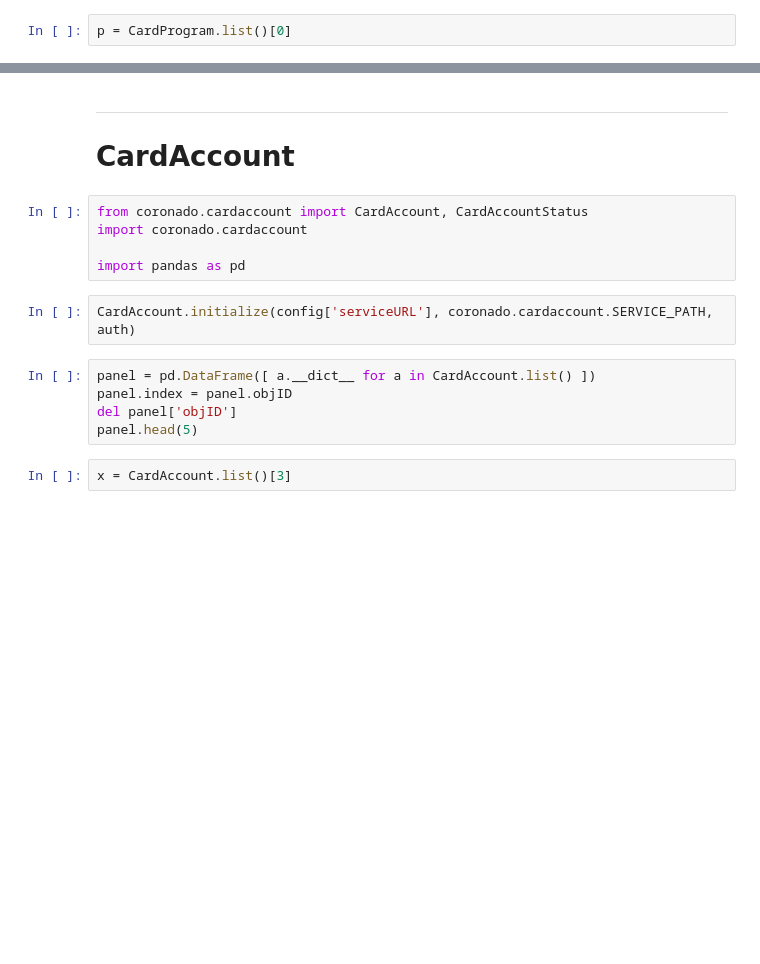
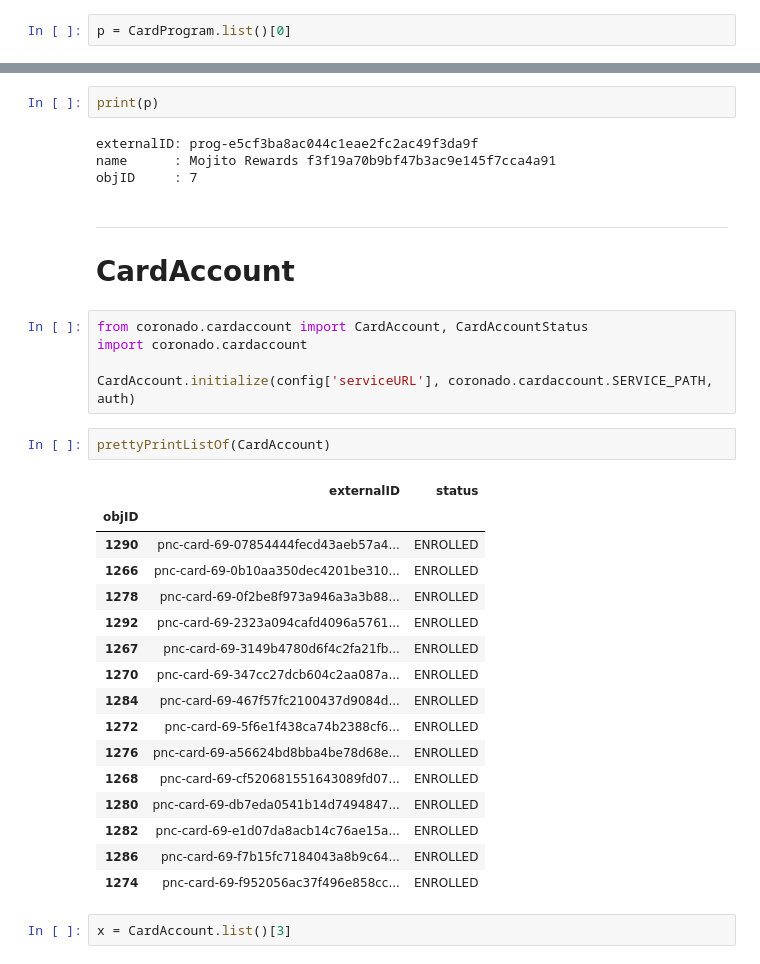
Before and after one commit to coronado-fi/coronado, a Jupyter notebook: quickstart-guide.ipynb, the cells around one changed output, grey strips where cells are left out. Saved outputs shown, nothing was run; the diff lists cells and outputs as text; blank space fills up the shorter version.

```diff
--- a/quickstart-guide.ipynb
+++ b/quickstart-guide.ipynb
@@ -223,3 +322,9 @@ p.listAttributes()
+# %%
+print(p)
+# %% [output]
+externalID: prog-e5cf3ba8ac044c1eae2fc2ac49f3da9f
+name      : Mojito Rewards f3f19a70b9bf47b3ac9e145f7cca4a91
+objID     : 7
 # %% [markdown]
 ---
 # CardAccount
@@ -227,14 +332,26 @@ p.listAttributes()
 from coronado.cardaccount import CardAccount, CardAccountStatus
 import coronado.cardaccount
 
-import pandas as pd
+CardAccount.initialize(config['serviceURL'], coronado.cardaccount.SERVICE_PATH, auth)
-# %%
-CardAccount.initialize(config['serviceURL'], coronado.cardaccount.SERVICE_PATH, auth)
 # %%
-panel = pd.DataFrame([ a.__dict__ for a in CardAccount.list() ])
-panel.index = panel.objID
-del panel['objID']
-panel.head(5)
+prettyPrintListOf(CardAccount)
+# %% [output]
+|  | externalID | status |
+| objID |  |  |
+| 1290 | pnc-card-69-07854444fecd43aeb57a4... | ENROLLED |
+| 1266 | pnc-card-69-0b10aa350dec4201be310... | ENROLLED |
+| 1278 | pnc-card-69-0f2be8f973a946a3a3b88... | ENROLLED |
+| 1292 | pnc-card-69-2323a094cafd4096a5761... | ENROLLED |
+| 1267 | pnc-card-69-3149b4780d6f4c2fa21fb... | ENROLLED |
+| 1270 | pnc-card-69-347cc27dcb604c2aa087a... | ENROLLED |
+| 1284 | pnc-card-69-467f57fc2100437d9084d... | ENROLLED |
+| 1272 | pnc-card-69-5f6e1f438ca74b2388cf6... | ENROLLED |
+| 1276 | pnc-card-69-a56624bd8bba4be78d68e... | ENROLLED |
+| 1268 | pnc-card-69-cf520681551643089fd07... | ENROLLED |
+| 1280 | pnc-card-69-db7eda0541b14d7494847... | ENROLLED |
+| 1282 | pnc-card-69-e1d07da8acb14c76ae15a... | ENROLLED |
+| 1286 | pnc-card-69-f7b15fc7184043a8b9c64... | ENROLLED |
+| 1274 | pnc-card-69-f952056ac37f496e858cc... | ENROLLED |
 # %%
 x = CardAccount.list()[3]
 # %%
```
Also changed, not shown: parts of 27 cells of this notebook, 28 other files.
